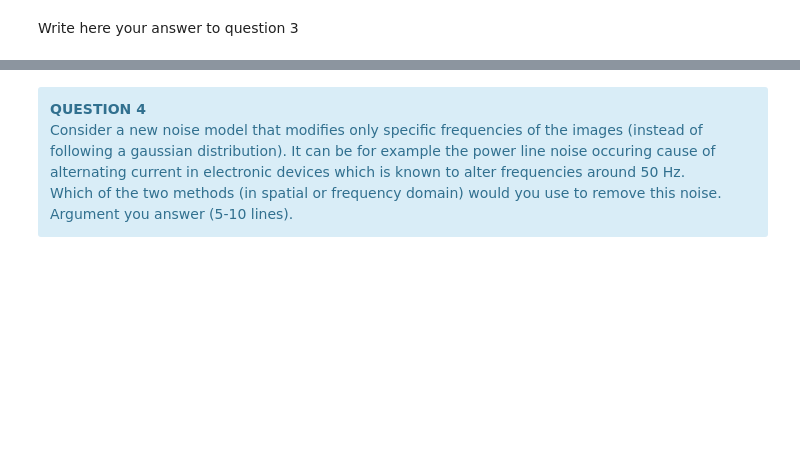
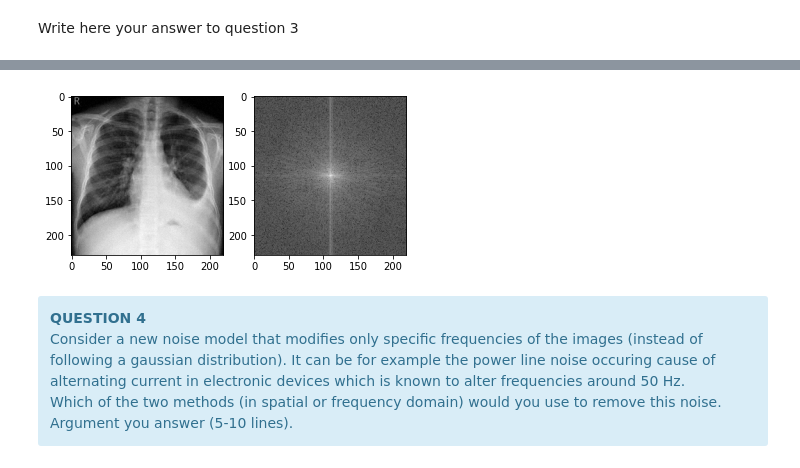
Before and after one commit to gdeside/LGBIO2050_medical_imaging, a Jupyter notebook: Challenge2/Denoising.ipynb, the cells around one changed output, grey strips where cells are left out. Drawn from its saved outputs; the diff is of its cells as text; code cells hidden in the pictures; blank space fills up the shorter version.

```diff
--- a/Challenge2/Denoising.ipynb
+++ b/Challenge2/Denoising.ipynb
@@ -162,3 +210,13 @@ Write here your answer to question 3
+# %%
+img_with_noise_fourier = np.fft.fftshift(np.fft.fft2(rgb2gray(img_with_noise))
+
+fig ,axs = plt.subplots(1,2)
+
+axs[0].imshow(rgb2gray(img_with_noise),cmap="gray")
+axs[1].imshow(np.log(np.abs(img_with_noise_fourier)),cmap="gray")
+plt.show()
+# %% [output]
+[figure, added]
 # %% [markdown]
 <div class="alert alert-info">
 <b>QUESTION 4</b>  <br>
```
Also changed, not shown: parts of 6 cells of this notebook, 1 other file.
